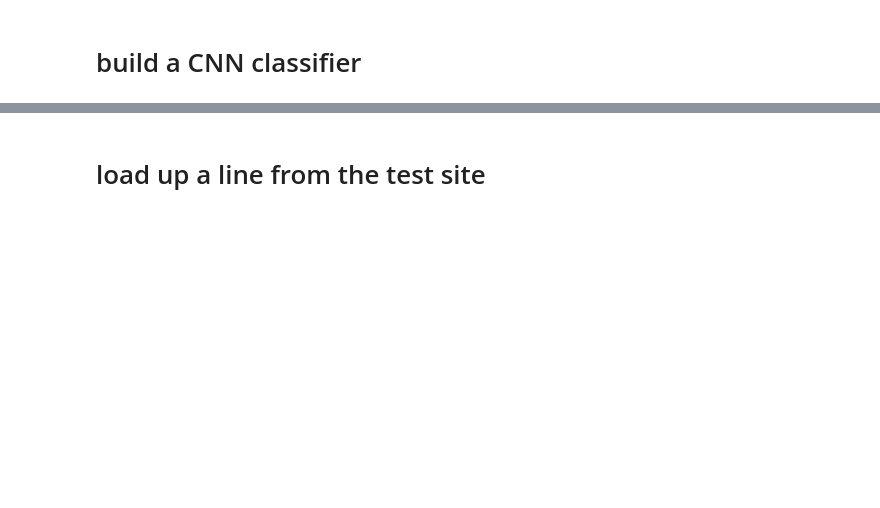
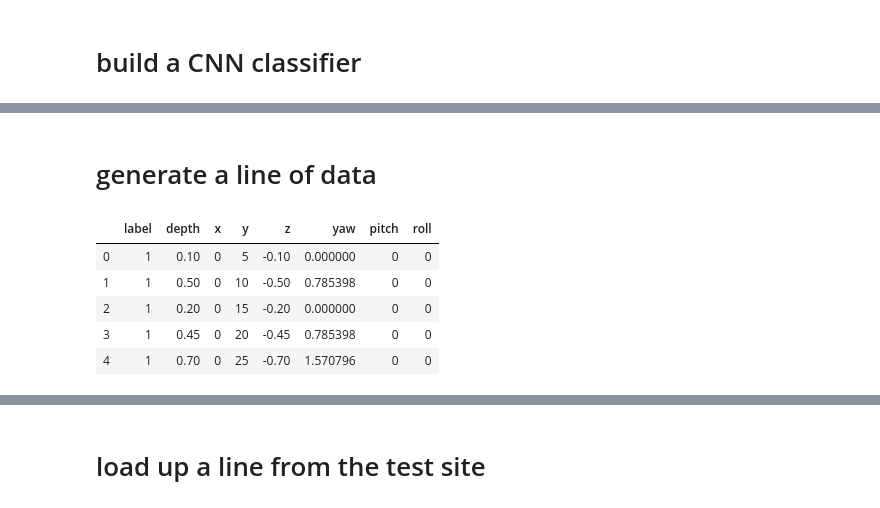
Before and after one commit to lheagy/uxo-notebooks, a Jupyter notebook: train-without-noise.ipynb, the cells around one changed output, grey strips where cells are left out. Saved outputs shown, nothing was run; the diff lists cells and outputs as text; code cells hidden in the pictures; blank space fills up the shorter version.

```diff
--- a/train-without-noise.ipynb
+++ b/train-without-noise.ipynb
@@ -558,0 +688,2 @@ probs_valid[mislabeled_valid]
+# %% [markdown]
+# generate a line of data
@@ -558,0 +721,20 @@ probs_valid[mislabeled_valid]
+# %%
+depths_profile = np.r_[0.1, 0.5, 0.2, 0.45, 0.7]
+params_profile = pd.DataFrame({
+    "label": [1, 1, 1, 1, 1],
+    "depth": depths_profile,
+    "x": np.r_[0, 0, 0, 0, 0],
+    "y": np.r_[5, 10, 15, 20, 25],
+    "z": -depths_profile,
+    "yaw": np.r_[0, np.pi/4, 0, np.pi/4, np.pi/2],
+    "pitch": np.r_[0, 0, 0, 0, 0],
+    "roll": np.r_[0, 0, 0, 0, 0]
+})
+params_profile
+# %% [output]
+|  | label | depth | x | y | z | yaw | pitch | roll |
+| 0 | 1 | 0.10 | 0 | 5 | -0.10 | 0.000000 | 0 | 0 |
+| 1 | 1 | 0.50 | 0 | 10 | -0.50 | 0.785398 | 0 | 0 |
+| 2 | 1 | 0.20 | 0 | 15 | -0.20 | 0.000000 | 0 | 0 |
+| 3 | 1 | 0.45 | 0 | 20 | -0.45 | 0.785398 | 0 | 0 |
+| 4 | 1 | 0.70 | 0 | 25 | -0.70 | 1.570796 | 0 | 0 |
```
Also changed, not shown: parts of 66 cells of this notebook, 3 other files.
